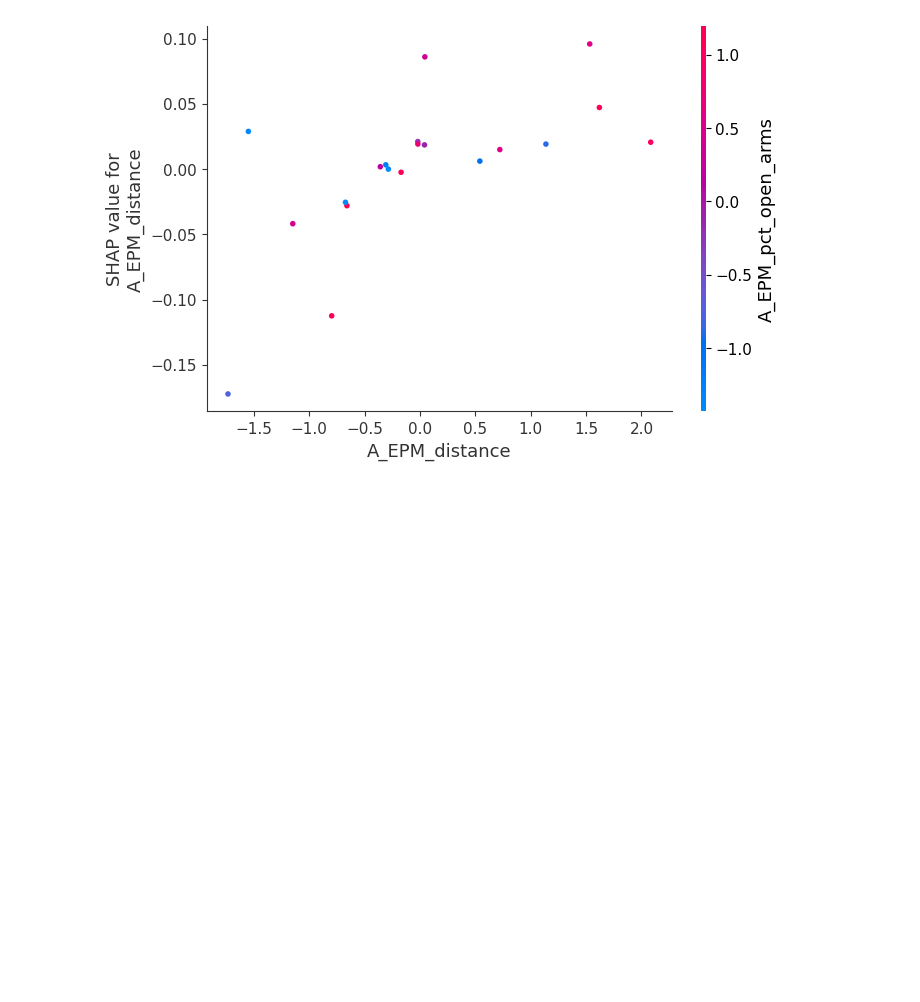
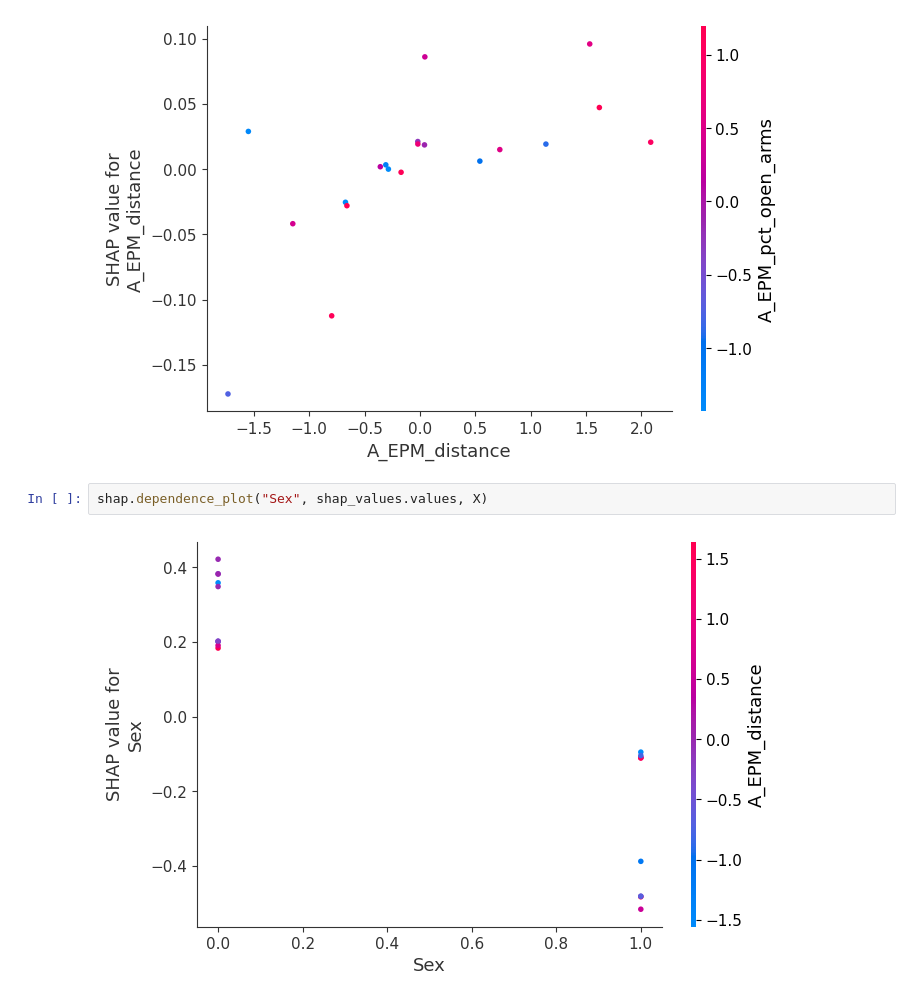
Before and after one commit to uflcod/endophenotype-study-analysis, a Jupyter notebook: notebooks/5JUN2023_xgboost.ipynb, the cells around one changed output. Drawn from its saved outputs; the diff is of its cells as text; blank space fills up the shorter version.

```diff
--- a/notebooks/5JUN2023_xgboost.ipynb
+++ b/notebooks/5JUN2023_xgboost.ipynb
@@ -321,3 +321,7 @@ A_EPM_distance is related to A_EPM_pct_open_arms ...
 shap.dependence_plot("A_EPM_distance", shap_values.values, X)
 # %% [output]
 [figure]
+# %%
+shap.dependence_plot("Sex", shap_values.values, X)
+# %% [output]
+[figure, added]
```
Also changed, not shown: parts of 2 cells of this notebook, 1 other file.
